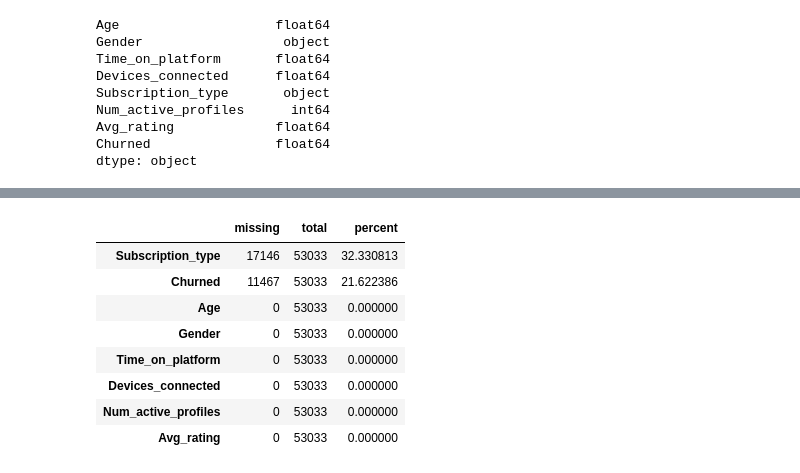
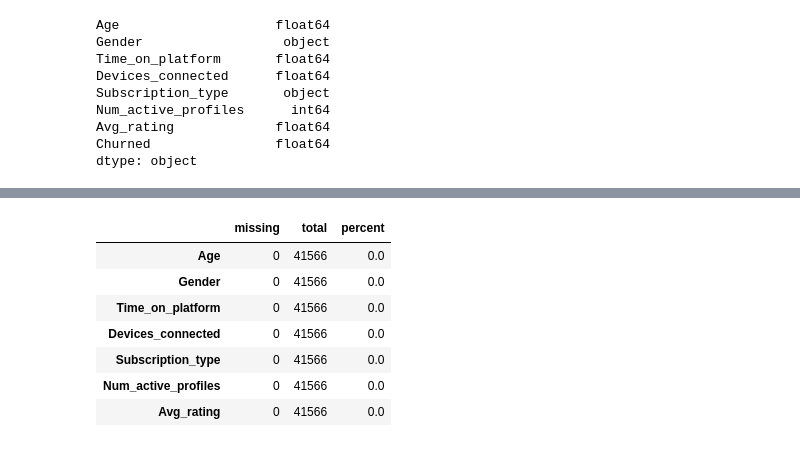
Before and after one commit to guipradow/streaming_churn, a Jupyter notebook: notebooks/EDA.ipynb, the cells around one changed output, grey strips where cells are left out. Saved outputs shown, nothing was run; the diff lists cells and outputs as text; code cells hidden in the pictures.

```diff
--- a/notebooks/eda.ipynb
+++ b/notebooks/EDA.ipynb
@@ -287,6 +287,18 @@ Num_active_profiles      int64
 Avg_rating             float64
 Churned                float64
 dtype: object
+# %%
+# Drop rows with missing values in 'Gender' and 'Churned'
+df = df.dropna(subset=('Gender', 'Churned'))
+
+
+# Replace missing values
+num_cols = df.select_dtypes(include='number').columns.drop('Churned').to_list()
+df.loc[:, num_cols] = df[num_cols].fillna(
+    df[num_cols].median())
+df.loc[:, 'Subscription_type'] = df['Subscription_type'].fillna(
+    df['Subscription_type'].mode()[0]
+)
 # %% [markdown]
 About numerical features, only 'Avg_rating' must stay as float64, all another are discrete. The datatype will be changed after dealing with missing values.
 
@@ -320,8 +309,0 @@ Name: Avg_rating, Length: 65177, dtype: float64
-# %%
-# Drop rows with missing values in gender
-df = df.dropna(subset='Gender')
-
-# Replace missing values
-num_cols = df.select_dtypes(include='number').columns.drop('Churned').to_list()
-df.loc[:, num_cols] = df[num_cols].fillna(
-    df[num_cols].median())d
@@ -349,12 +310,23 @@ Name: Subscription_type, Length: 53033, dtype: object
+# %%
+# Drop target from df
+target = df['Churned']
+df = df.drop(columns='Churned')
+
+# Convert some float64 to int64
+cols2int = num_cols.copy()
+num_cols.remove('Avg_rating')
+df[cols2int] = df[cols2int].astype('int64')
+
+# Convert categorical from object to category
+df[cat_cols] = df[cat_cols].astype('category')
 # %%
-df.stb.missing()a
+df.stb.missing()
 # %% [output]
 |  | missing | total | percent |
-| Subscription_type | 17146 | 53033 | 32.330813 |
-| Churned | 11467 | 53033 | 21.622386 |
-| Age | 0 | 53033 | 0.000000 |
-| Gender | 0 | 53033 | 0.000000 |
-| Time_on_platform | 0 | 53033 | 0.000000 |
-| Devices_connected | 0 | 53033 | 0.000000 |
-| Num_active_profiles | 0 | 53033 | 0.000000 |
-| Avg_rating | 0 | 53033 | 0.000000 |
+| Age | 0 | 41566 | 0.0 |
+| Gender | 0 | 41566 | 0.0 |
+| Time_on_platform | 0 | 41566 | 0.0 |
+| Devices_connected | 0 | 41566 | 0.0 |
+| Subscription_type | 0 | 41566 | 0.0 |
+| Num_active_profiles | 0 | 41566 | 0.0 |
+| Avg_rating | 0 | 41566 | 0.0 |
```
Also changed, not shown: parts of 7 cells of this notebook.
